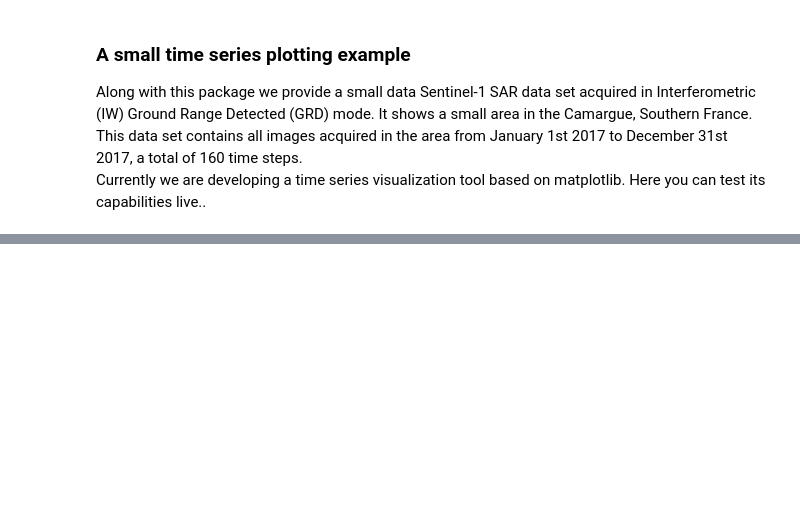
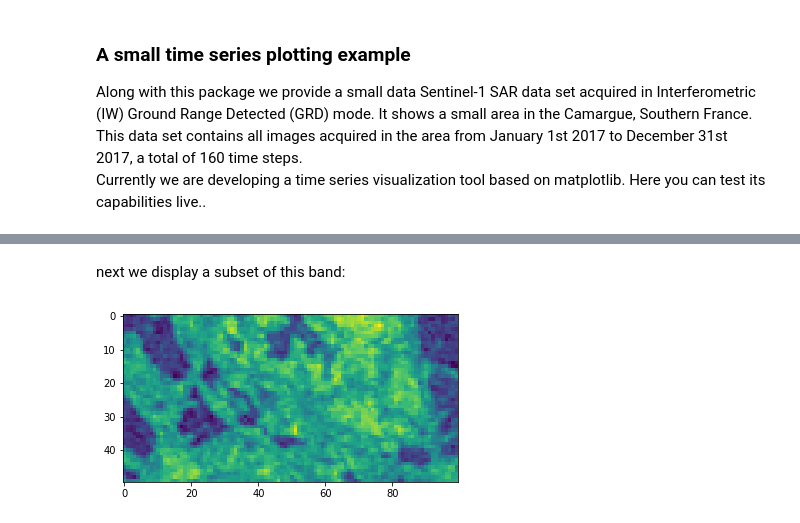
Before and after one commit to johntruckenbrodt/spatialist, a Jupyter notebook: spatialist_tutorial.ipynb, the cells around one changed output, grey strips where cells are left out. Drawn from its saved outputs; the diff is of its cells as text; code cells hidden in the pictures; blank space fills up the shorter version.

Commit message:
[notebook] added subsetting examples

```diff
--- a/spatialist_tutorial.ipynb
+++ b/spatialist_tutorial.ipynb
@@ -28,0 +41,8 @@ HBox(children=(IntSlider(value=81, continuous_update=False, description='band',
+# %% [markdown]
+next we display a subset of this band:
+# %%
+with Raster(dataset)[0:50,:,0] as ras:
+    plt.imshow(ras.matrix())
+    plt.show()
+# %% [output]
+[figure, added]
```
Also changed, not shown: parts of 6 cells of this notebook.
